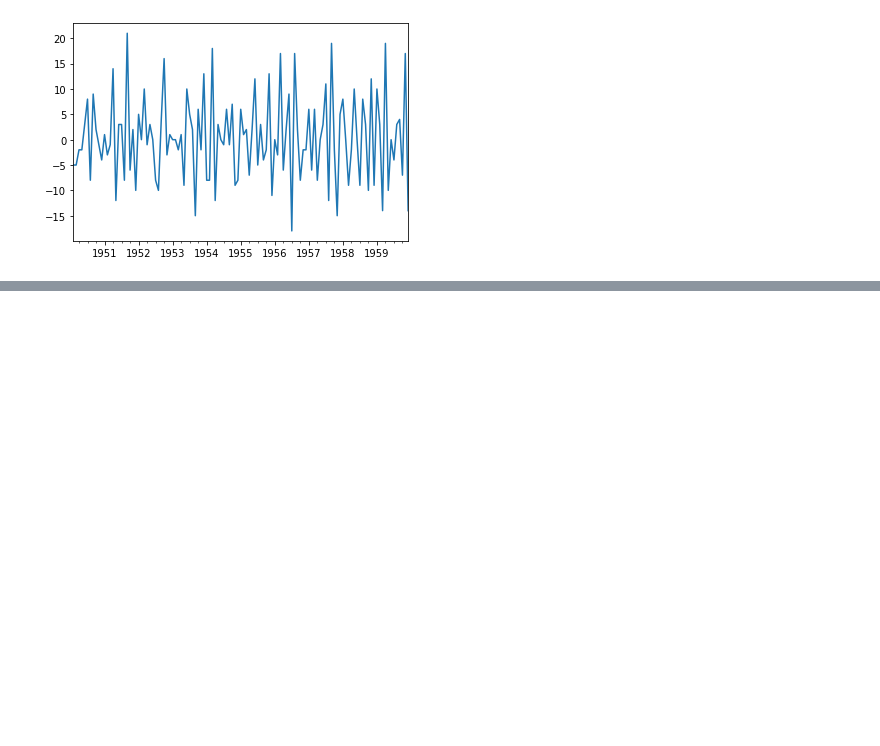
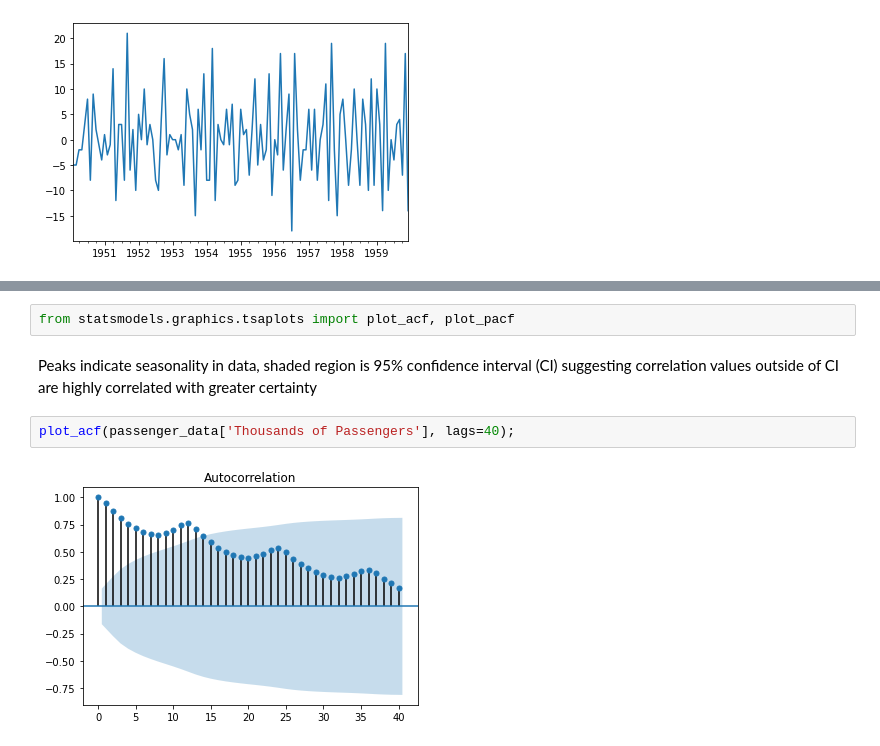
Before and after one commit to Ashwins9001/TimeSeriesAnalysis, a Jupyter notebook: Forecasting.ipynb, the cells around one changed output, grey strips where cells are left out. Saved outputs shown, nothing was run; the diff lists cells and outputs as text; blank space fills up the shorter version.

```diff
--- a/Forecasting_Stationarity.ipynb
+++ b/Forecasting.ipynb
@@ -135,0 +179,8 @@ diff(samples_data['b'], k_diff=1).plot()
+# %%
+from statsmodels.graphics.tsaplots import plot_acf, plot_pacf
+# %% [markdown]
+Peaks indicate seasonality in data, shaded region is 95% confidence interval (CI) suggesting correlation values outside of CI are highly correlated with greater certainty
+# %%
+plot_acf(passenger_data['Thousands of Passengers'], lags=40);
+# %% [output]
+[figure, added]
```
Also changed, not shown: parts of 40 cells of this notebook.
